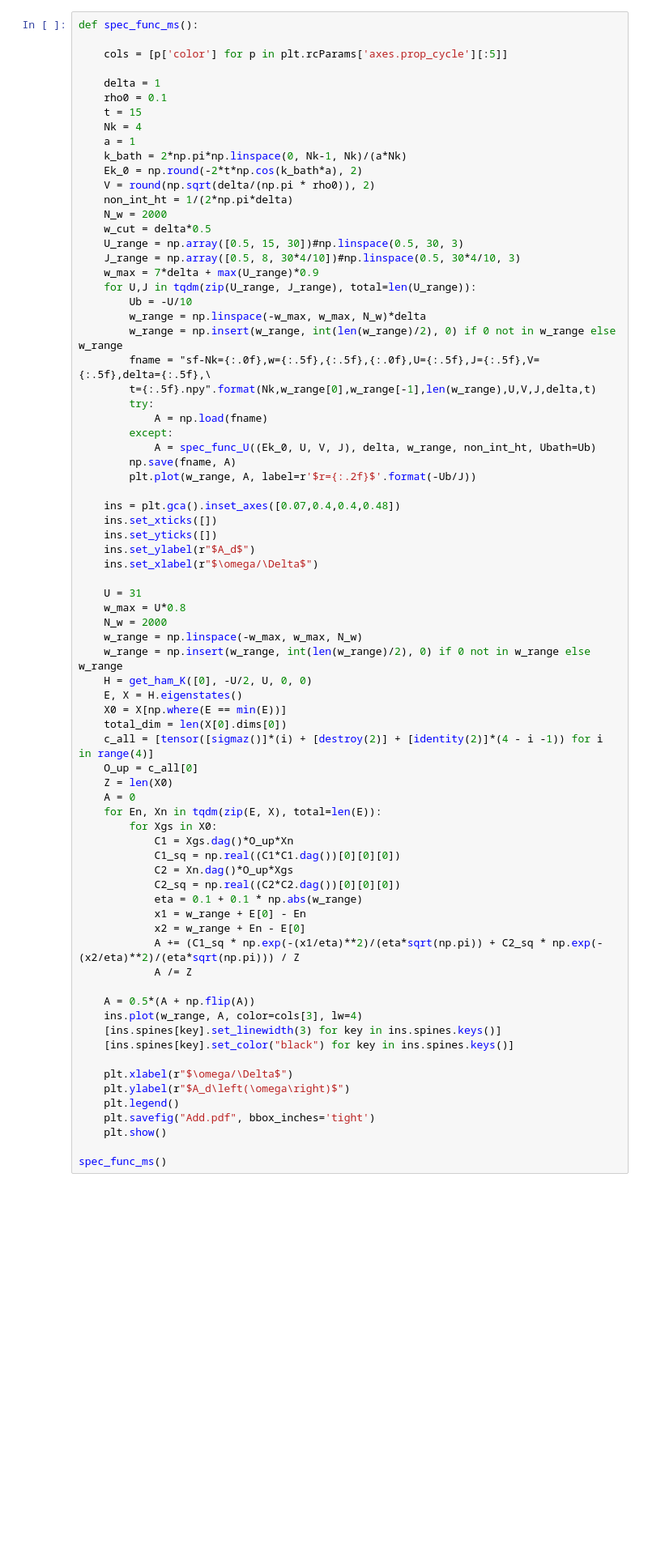
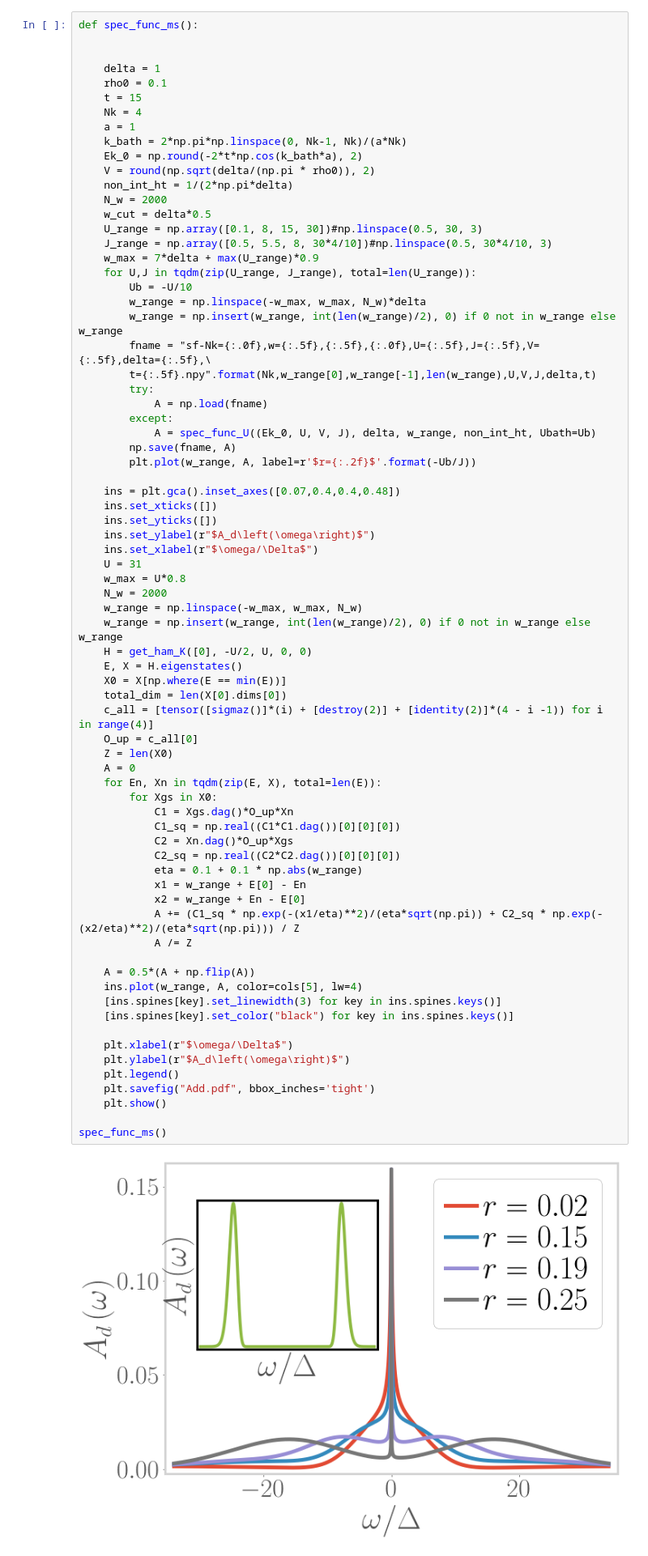
Before and after one commit to abhirup-m/Tiling-Embedded-Esiam, a Jupyter notebook: numerics/spin-charge-symmetrical/minimal-code-gen_siam-manuscript.ipynb, the cells around one changed output. Shown at 81% size. Drawn from its saved outputs; the diff is of its cells as text; blank space fills up the shorter version.

```diff
--- a/numerics/spin-charge-symmetrical/minimal-code-gen_siam-manuscript.ipynb
+++ b/numerics/spin-charge-symmetrical/minimal-code-gen_siam-manuscript.ipynb
@@ -455,7 +481,6 @@ track_wf()
 # %%
 def spec_func_ms():
 
-    cols = [p['color'] for p in plt.rcParams['axes.prop_cycle'][:5]]
 
     delta = 1
     rho0 = 0.1
@@ -468,8 +493,8 @@ def spec_func_ms():
     non_int_ht = 1/(2*np.pi*delta)
     N_w = 2000
     w_cut = delta*0.5
-    U_range = np.array([0.5, 15, 30])#np.linspace(0.5, 30, 3)
-    J_range = np.array([0.5, 8, 30*4/10])#np.linspace(0.5, 30*4/10, 3)
+    U_range = np.array([0.1, 8, 15, 30])#np.linspace(0.5, 30, 3)
+    J_range = np.array([0.5, 5.5, 8, 30*4/10])#np.linspace(0.5, 30*4/10, 3)
     w_max = 7*delta + max(U_range)*0.9
     for U,J in tqdm(zip(U_range, J_range), total=len(U_range)):
         Ub = -U/10
@@ -487,9 +512,8 @@ def spec_func_ms():
     ins = plt.gca().inset_axes([0.07,0.4,0.4,0.48])
     ins.set_xticks([])
     ins.set_yticks([])
-    ins.set_ylabel(r"$A_d$")
+    ins.set_ylabel(r"$A_d\left(\omega\right)$")
     ins.set_xlabel(r"$\omega/\Delta$")
-
     U = 31
     w_max = U*0.8
     N_w = 2000
@@ -499,34 +523,36 @@ def spec_func_ms():
     E, X = H.eigenstates()
     X0 = X[np.where(E == min(E))]
     total_dim = len(X[0].dims[0])
     c_all = [tensor([sigmaz()]*(i) + [destroy(2)] + [identity(2)]*(4 - i -1)) for i in range(4)]
     O_up = c_all[0]
     Z = len(X0)
     A = 0
     for En, Xn in tqdm(zip(E, X), total=len(E)):
         for Xgs in X0:
             C1 = Xgs.dag()*O_up*Xn
             C1_sq = np.real((C1*C1.dag())[0][0][0])
             C2 = Xn.dag()*O_up*Xgs
             C2_sq = np.real((C2*C2.dag())[0][0][0])
             eta = 0.1 + 0.1 * np.abs(w_range)
             x1 = w_range + E[0] - En
             x2 = w_range + En - E[0]
             A += (C1_sq * np.exp(-(x1/eta)**2)/(eta*sqrt(np.pi)) + C2_sq * np.exp(-(x2/eta)**2)/(eta*sqrt(np.pi))) / Z
             A /= Z
 
     A = 0.5*(A + np.flip(A))
-    ins.plot(w_range, A, color=cols[3], lw=4)
+    ins.plot(w_range, A, color=cols[5], lw=4)
     [ins.spines[key].set_linewidth(3) for key in ins.spines.keys()]
     [ins.spines[key].set_color("black") for key in ins.spines.keys()]
 
     plt.xlabel(r"$\omega/\Delta$")
     plt.ylabel(r"$A_d\left(\omega\right)$")
     plt.legend()
     plt.savefig("Add.pdf", bbox_inches='tight')
     plt.show()
 
 spec_func_ms()
+# %% [output]
+[figure, added]
 # %% [markdown]
 ## Correlations across the transition
 # %%
```
Also changed, not shown: parts of 7 cells of this notebook, 15 other files.
